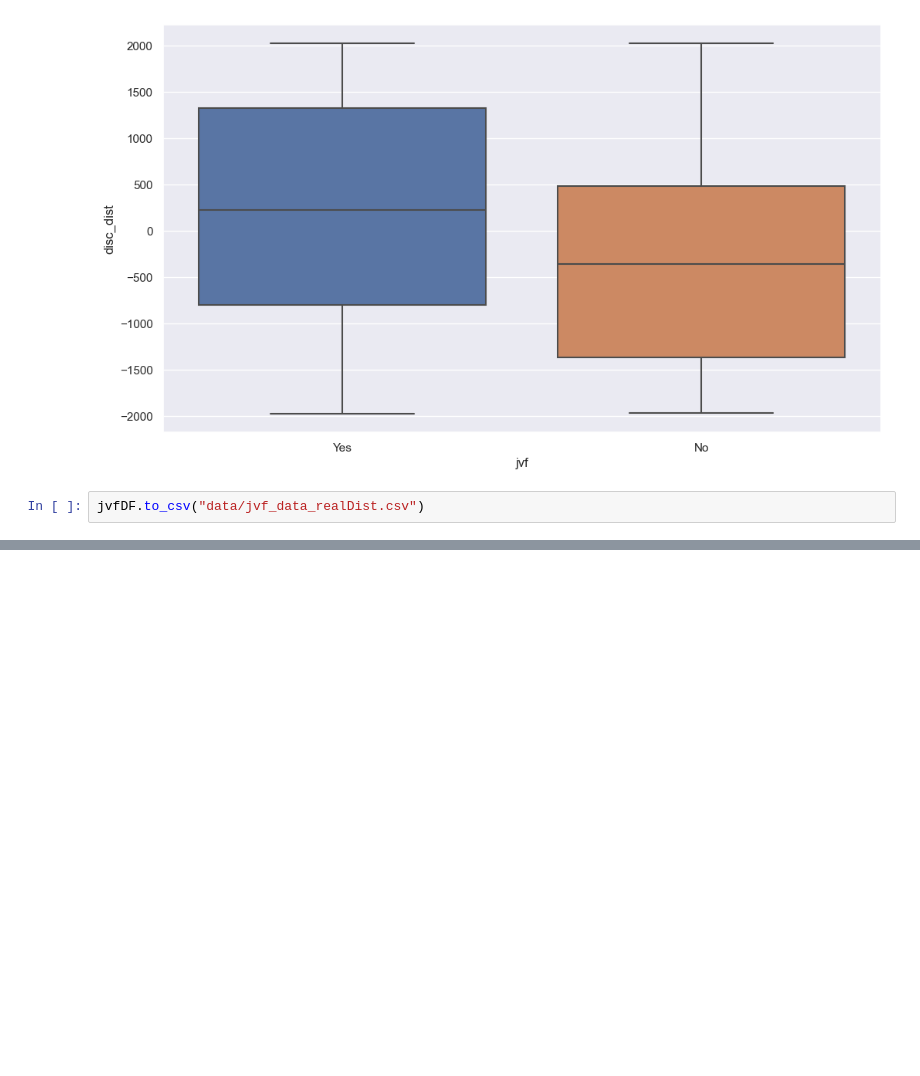
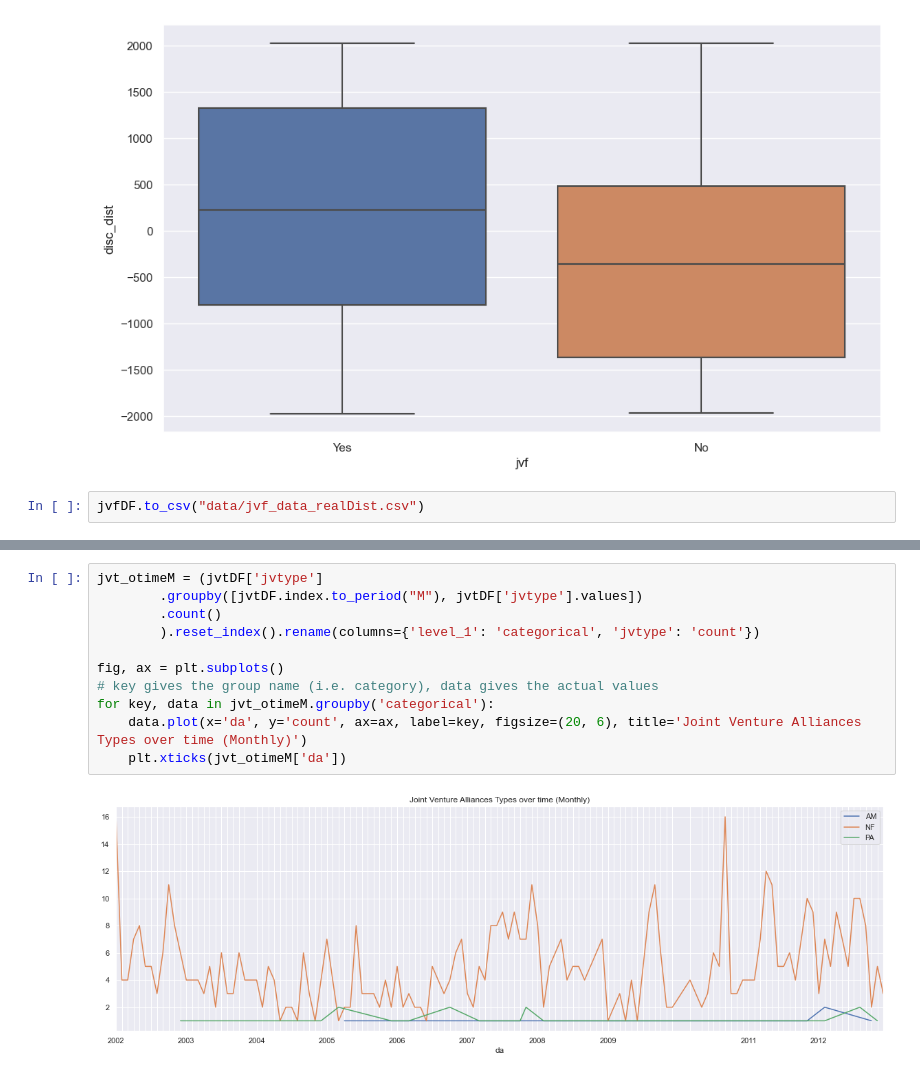
Before and after one commit to bang-a-coder/thesis-analysis, a Jupyter notebook: prepare_and_explore.ipynb, the cells around one changed output, grey strips where cells are left out. Cells and saved outputs as stored; diff of their text form; blank space fills up the shorter version.

```diff
--- a/prepare_and_explore.ipynb
+++ b/prepare_and_explore.ipynb
@@ -226,0 +241,13 @@ jvfDF.to_csv("data/jvf_data_realDist.csv")
+# %%
+jvt_otimeM = (jvtDF['jvtype']
+		.groupby([jvtDF.index.to_period("M"), jvtDF['jvtype'].values])
+		.count()
+		).reset_index().rename(columns={'level_1': 'categorical', 'jvtype': 'count'})
+
+fig, ax = plt.subplots()
+# key gives the group name (i.e. category), data gives the actual values
+for key, data in jvt_otimeM.groupby('categorical'):
+    data.plot(x='da', y='count', ax=ax, label=key, figsize=(20, 6), title='Joint Venture Alliances Types over time (Monthly)')
+    plt.xticks(jvt_otimeM['da'])
+# %% [output]
+[figure, added]
```
Also changed, not shown: parts of 3 cells of this notebook.
